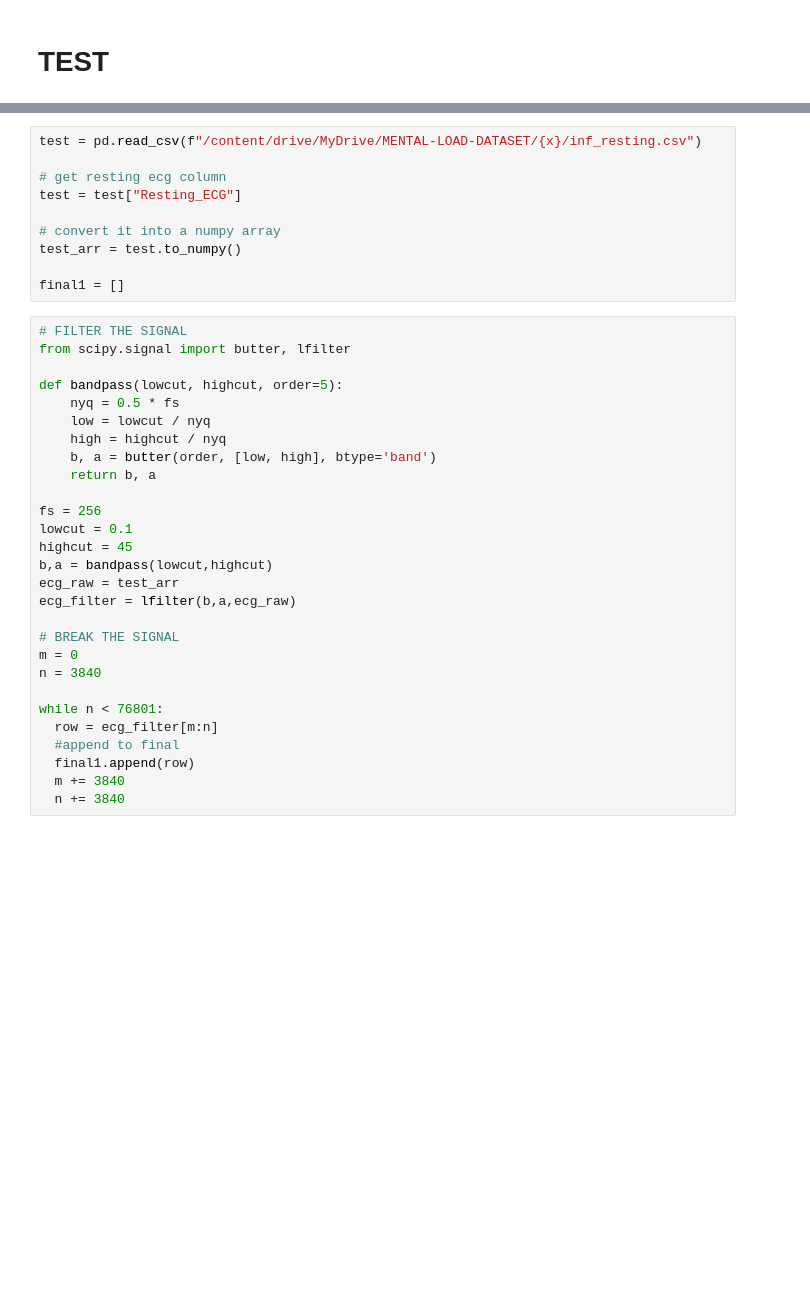
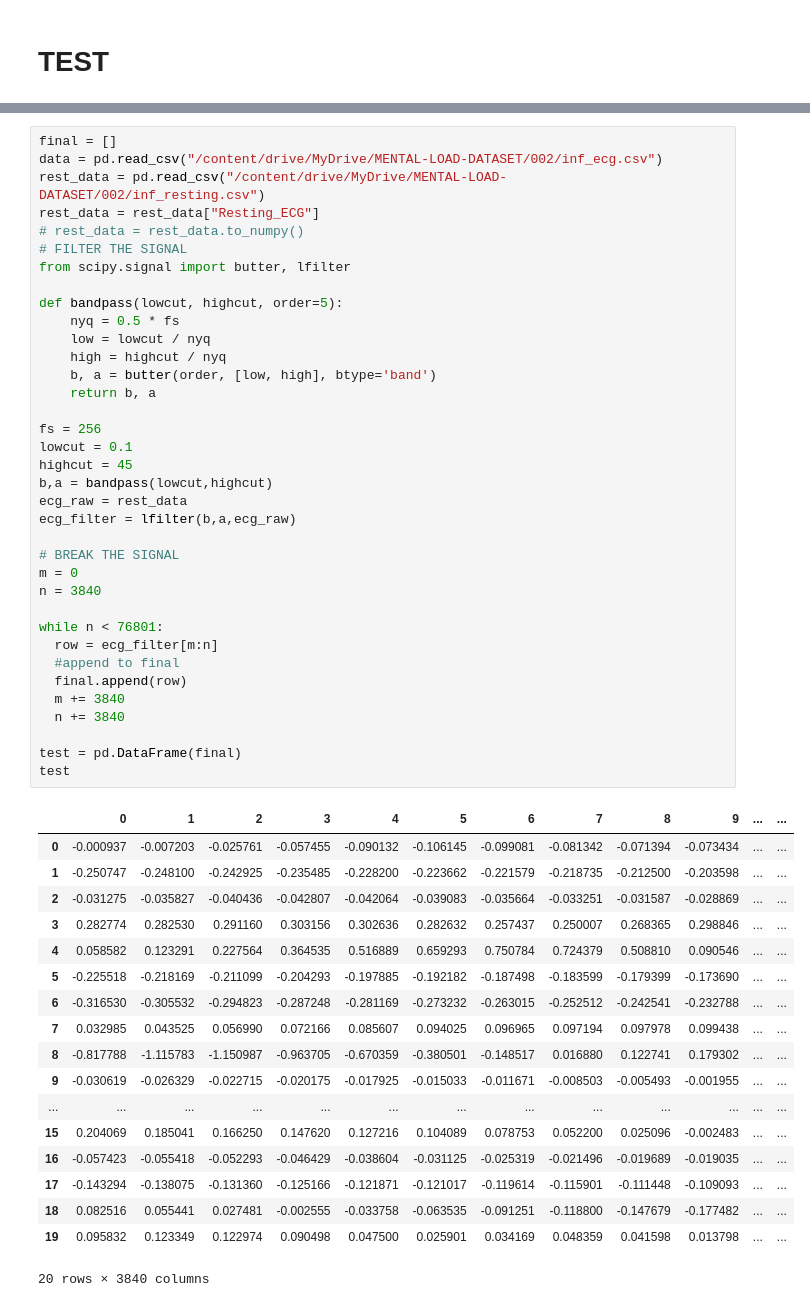
Before and after one commit to avocadopelvis/mental-workload, a Jupyter notebook: mental_load_data.ipynb, the cells around one changed output, grey strips where cells are left out. Saved outputs shown, nothing was run; the diff lists cells and outputs as text; blank space fills up the shorter version.

```diff
--- a/mental_load_data.ipynb
+++ b/mental_load_data.ipynb
@@ -97,38 +233,55 @@ df.to_csv("/content/drive/MyDrive/MENTAL-LOAD-DATASET/final.csv")
-# %%
-test = pd.read_csv(f"/content/drive/MyDrive/MENTAL-LOAD-DATASET/{x}/inf_resting.csv")
-
-# get resting ecg column
-test = test["Resting_ECG"]
-
-# convert it into a numpy array
-test_arr = test.to_numpy()
-
-final1 = []
 # %%
+final = []
+data = pd.read_csv("/content/drive/MyDrive/MENTAL-LOAD-DATASET/002/inf_ecg.csv")
+rest_data = pd.read_csv("/content/drive/MyDrive/MENTAL-LOAD-DATASET/002/inf_resting.csv")
+rest_data = rest_data["Resting_ECG"]
+# rest_data = rest_data.to_numpy()
 # FILTER THE SIGNAL
 from scipy.signal import butter, lfilter
 
 def bandpass(lowcut, highcut, order=5):
     nyq = 0.5 * fs
     low = lowcut / nyq
     high = highcut / nyq
     b, a = butter(order, [low, high], btype='band')
     return b, a
 
 fs = 256
 lowcut = 0.1
 highcut = 45
 b,a = bandpass(lowcut,highcut)
-ecg_raw = test_arr
+ecg_raw = rest_data
 ecg_filter = lfilter(b,a,ecg_raw)
 
 # BREAK THE SIGNAL
 m = 0
 n = 3840
 
 while n < 76801:
   row = ecg_filter[m:n]
   #append to final
-  final1.append(row)
+  final.append(row)
   m += 3840
   n += 3840
+
+test = pd.DataFrame(final)
+test
+# %% [output]
+|  | 0 | 1 | 2 | 3 | 4 | 5 | 6 | 7 | 8 | 9 | ... | ... |
+| 0 | -0.000937 | -0.007203 | -0.025761 | -0.057455 | -0.090132 | -0.106145 | -0.099081 | -0.081342 | -0.071394 | -0.073434 | ... | ... |
+| 1 | -0.250747 | -0.248100 | -0.242925 | -0.235485 | -0.228200 | -0.223662 | -0.221579 | -0.218735 | -0.212500 | -0.203598 | ... | ... |
+| 2 | -0.031275 | -0.035827 | -0.040436 | -0.042807 | -0.042064 | -0.039083 | -0.035664 | -0.033251 | -0.031587 | -0.028869 | ... | ... |
+| 3 | 0.282774 | 0.282530 | 0.291160 | 0.303156 | 0.302636 | 0.282632 | 0.257437 | 0.250007 | 0.268365 | 0.298846 | ... | ... |
+| 4 | 0.058582 | 0.123291 | 0.227564 | 0.364535 | 0.516889 | 0.659293 | 0.750784 | 0.724379 | 0.508810 | 0.090546 | ... | ... |
+| 5 | -0.225518 | -0.218169 | -0.211099 | -0.204293 | -0.197885 | -0.192182 | -0.187498 | -0.183599 | -0.179399 | -0.173690 | ... | ... |
+| 6 | -0.316530 | -0.305532 | -0.294823 | -0.287248 | -0.281169 | -0.273232 | -0.263015 | -0.252512 | -0.242541 | -0.232788 | ... | ... |
+| 7 | 0.032985 | 0.043525 | 0.056990 | 0.072166 | 0.085607 | 0.094025 | 0.096965 | 0.097194 | 0.097978 | 0.099438 | ... | ... |
+| 8 | -0.817788 | -1.115783 | -1.150987 | -0.963705 | -0.670359 | -0.380501 | -0.148517 | 0.016880 | 0.122741 | 0.179302 | ... | ... |
+| 9 | -0.030619 | -0.026329 | -0.022715 | -0.020175 | -0.017925 | -0.015033 | -0.011671 | -0.008503 | -0.005493 | -0.001955 | ... | ... |
+| ... | ... | ... | ... | ... | ... | ... | ... | ... | ... | ... | ... | ... |
+| 15 | 0.204069 | 0.185041 | 0.166250 | 0.147620 | 0.127216 | 0.104089 | 0.078753 | 0.052200 | 0.025096 | -0.002483 | ... | ... |
+| 16 | -0.057423 | -0.055418 | -0.052293 | -0.046429 | -0.038604 | -0.031125 | -0.025319 | -0.021496 | -0.019689 | -0.019035 | ... | ... |
+| 17 | -0.143294 | -0.138075 | -0.131360 | -0.125166 | -0.121871 | -0.121017 | -0.119614 | -0.115901 | -0.111448 | -0.109093 | ... | ... |
+| 18 | 0.082516 | 0.055441 | 0.027481 | -0.002555 | -0.033758 | -0.063535 | -0.091251 | -0.118800 | -0.147679 | -0.177482 | ... | ... |
+| 19 | 0.095832 | 0.123349 | 0.122974 | 0.090498 | 0.047500 | 0.025901 | 0.034169 | 0.048359 | 0.041598 | 0.013798 | ... | ... |
+20 rows × 3840 columns
```
Also changed, not shown: parts of 14 cells of this notebook.
